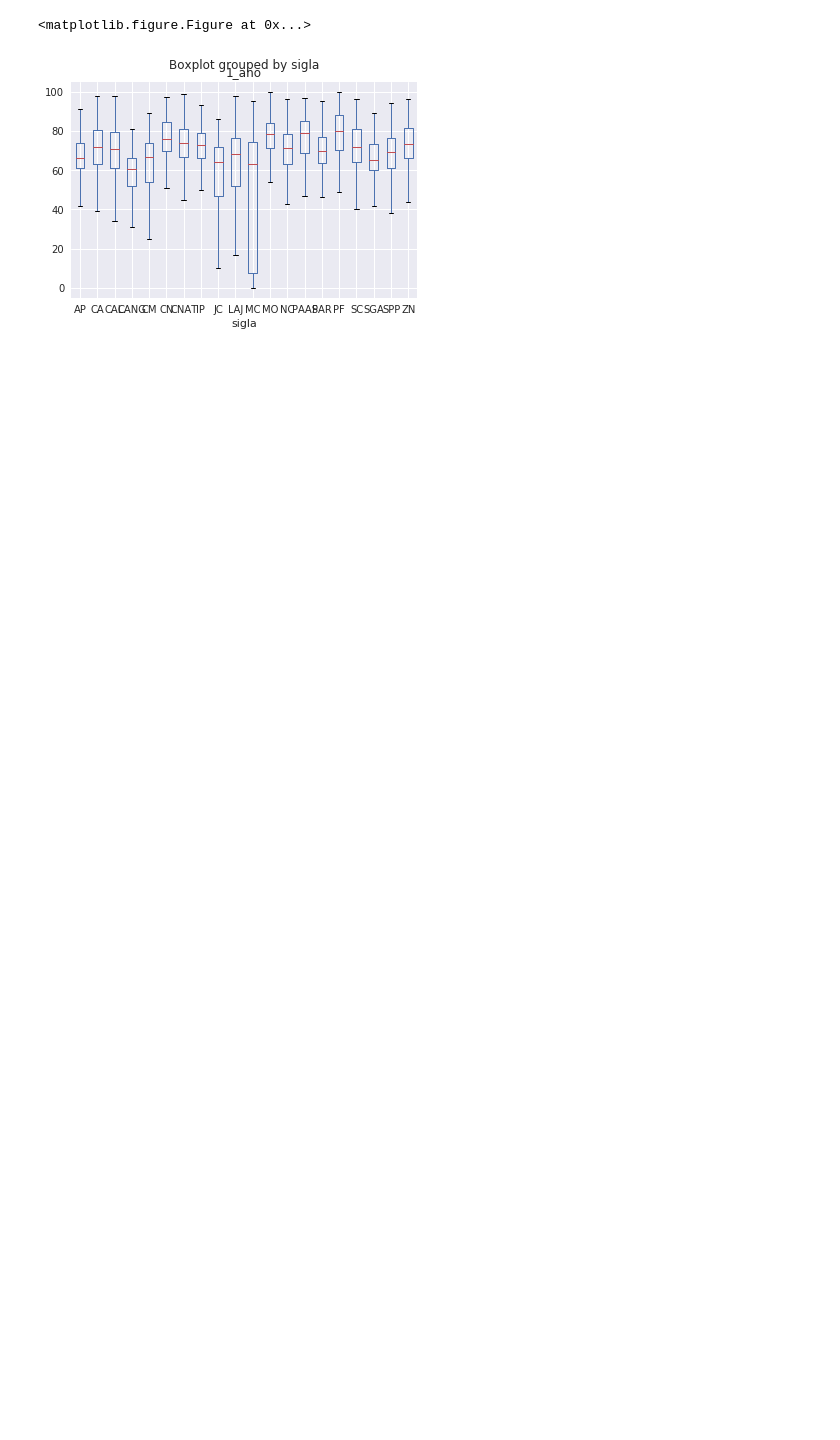
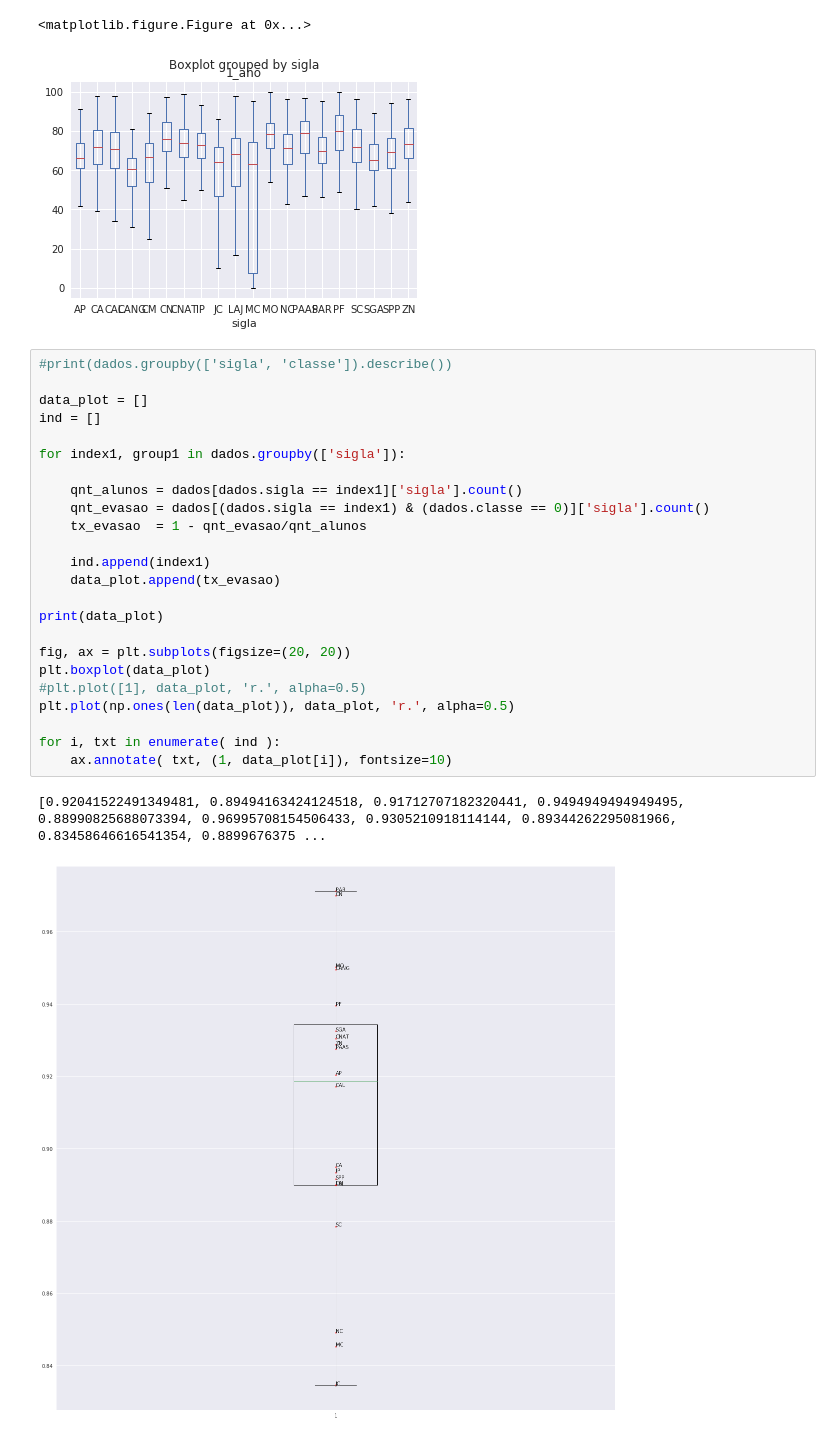
Before and after one commit to tmedeirosb/modelo_ifrn_integrado, a Jupyter notebook: versao_2/EDA.ipynb, the cells around one changed output. Saved outputs shown, nothing was run; the diff lists cells and outputs as text; blank space fills up the shorter version.

Commit message:
EDA evasao

```diff
--- a/versao_2/EDA.ipynb
+++ b/versao_2/EDA.ipynb
@@ -59,3 +59,30 @@ dados.boxplot(column='1_ano',by='sigla')
 [figure]
 <matplotlib.figure.Figure at 0x...>
 [figure]
+# %%
+#print(dados.groupby(['sigla', 'classe']).describe())
+
+data_plot = []
+ind = []
+
+for index1, group1 in dados.groupby(['sigla']):
+
+    qnt_alunos = dados[dados.sigla == index1]['sigla'].count()
+    qnt_evasao = dados[(dados.sigla == index1) & (dados.classe == 0)]['sigla'].count()
+    tx_evasao  = 1 - qnt_evasao/qnt_alunos
+
+    ind.append(index1)
+    data_plot.append(tx_evasao)
+
+print(data_plot)
+
+fig, ax = plt.subplots(figsize=(20, 20))
+plt.boxplot(data_plot)
+#plt.plot([1], data_plot, 'r.', alpha=0.5)
+plt.plot(np.ones(len(data_plot)), data_plot, 'r.', alpha=0.5)
+
+for i, txt in enumerate( ind ):
+    ax.annotate( txt, (1, data_plot[i]), fontsize=10)
+# %% [output]
+[0.92041522491349481, 0.89494163424124518, 0.91712707182320441, 0.9494949494949495, 0.88990825688073394, 0.96995708154506433, 0.9305210918114144, 0.89344262295081966, 0.83458646616541354, 0.8899676375 ...
+[figure, added]
```
Also changed, not shown: 1 other file.
